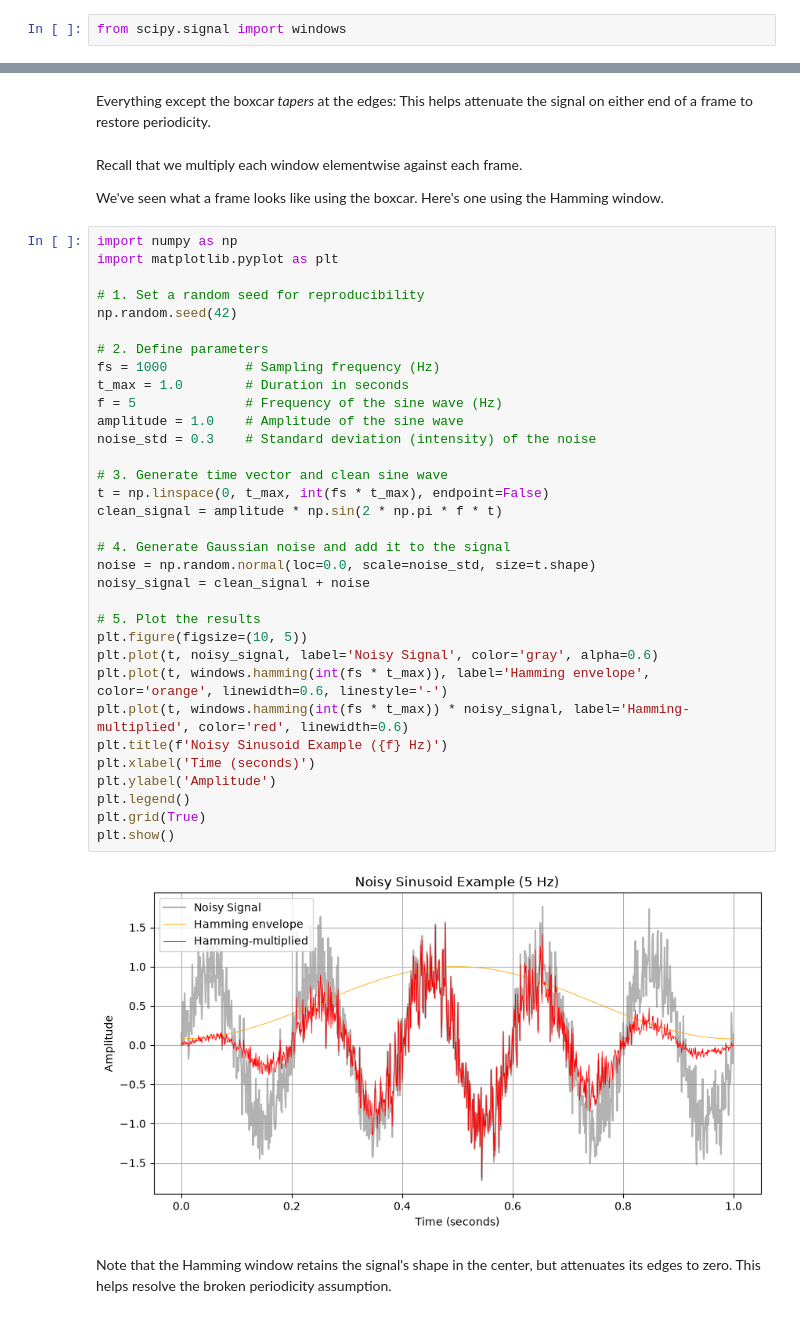
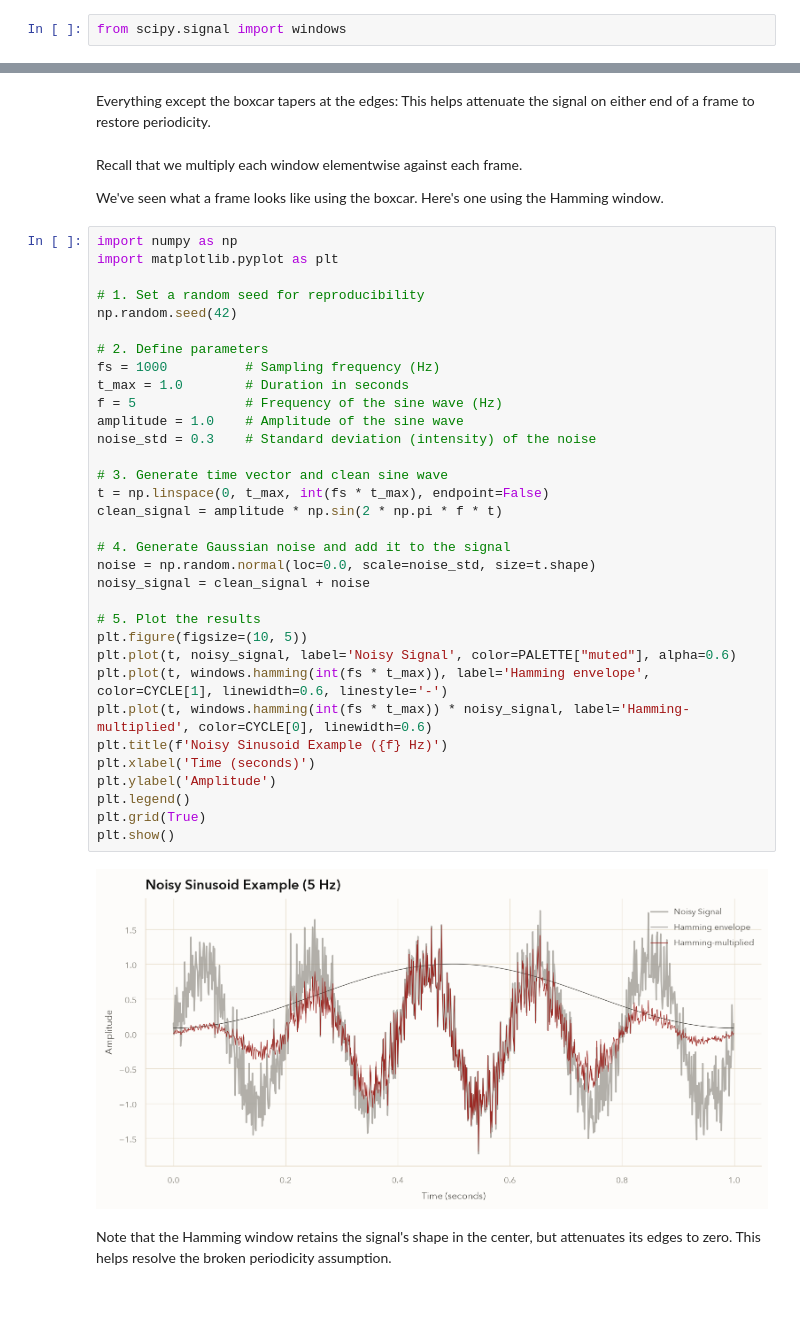
Before and after one commit to Peleke/fiat-vox, a Jupyter notebook: 05-stft-spectrograms.ipynb, the cells around one changed output, grey strips where cells are left out. Drawn from its saved outputs; the diff is of its cells as text.

```diff
--- a/05-stft-spectrograms.ipynb
+++ b/05-stft-spectrograms.ipynb
@@ -231,5 +323,5 @@ plt.show()
 # %% [markdown]
-Everything except the boxcar _tapers_ at the edges: This helps attenuate the signal on either end of a frame to restore periodicity.
+Everything except the boxcar tapers at the edges: This helps attenuate the signal on either end of a frame to restore periodicity.
 # %% [markdown]
 Recall that we multiply each window elementwise against each frame.
 
@@ -238,37 +330,37 @@ We've seen what a frame looks like using the boxcar. Here's one using the Hammin
 import numpy as np
 import matplotlib.pyplot as plt
 
 # 1. Set a random seed for reproducibility
 np.random.seed(42)
 
 # 2. Define parameters
 fs = 1000          # Sampling frequency (Hz)
 t_max = 1.0        # Duration in seconds
 f = 5              # Frequency of the sine wave (Hz)
 amplitude = 1.0    # Amplitude of the sine wave
 noise_std = 0.3    # Standard deviation (intensity) of the noise
 
 # 3. Generate time vector and clean sine wave
 t = np.linspace(0, t_max, int(fs * t_max), endpoint=False)
 clean_signal = amplitude * np.sin(2 * np.pi * f * t)
 
 # 4. Generate Gaussian noise and add it to the signal
 noise = np.random.normal(loc=0.0, scale=noise_std, size=t.shape)
 noisy_signal = clean_signal + noise
 
 # 5. Plot the results
 plt.figure(figsize=(10, 5))
-plt.plot(t, noisy_signal, label='Noisy Signal', color='gray', alpha=0.6)
-plt.plot(t, windows.hamming(int(fs * t_max)), label='Hamming envelope', color='orange', linewidth=0.6, linestyle='-')
-plt.plot(t, windows.hamming(int(fs * t_max)) * noisy_signal, label='Hamming-multiplied', color='red', linewidth=0.6)
+plt.plot(t, noisy_signal, label='Noisy Signal', color=PALETTE["muted"], alpha=0.6)
+plt.plot(t, windows.hamming(int(fs * t_max)), label='Hamming envelope', color=CYCLE[1], linewidth=0.6, linestyle='-')
+plt.plot(t, windows.hamming(int(fs * t_max)) * noisy_signal, label='Hamming-multiplied', color=CYCLE[0], linewidth=0.6)
 plt.title(f'Noisy Sinusoid Example ({f} Hz)')
 plt.xlabel('Time (seconds)')
 plt.ylabel('Amplitude')
 plt.legend()
 plt.grid(True)
 plt.show()
 # %% [output]
-[figure, old version]
+[figure, new version]
 # %% [markdown]
 Note that the Hamming window retains the signal's shape in the center, but attenuates its edges to zero. This helps resolve the broken periodicity assumption.
 # %% [markdown]
```
Also changed, not shown: parts of 46 cells of this notebook, 17 other files.
